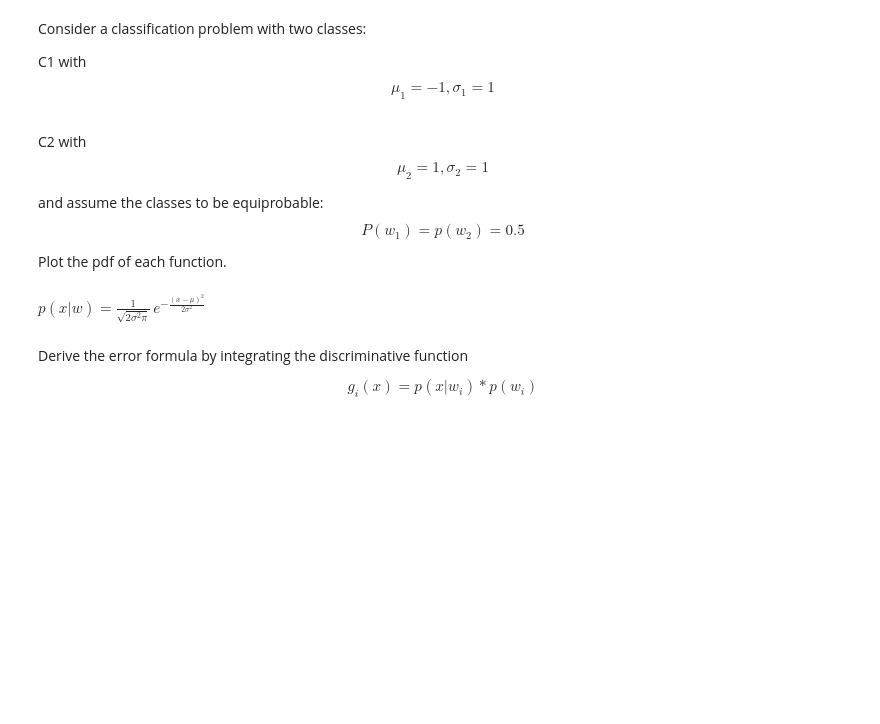
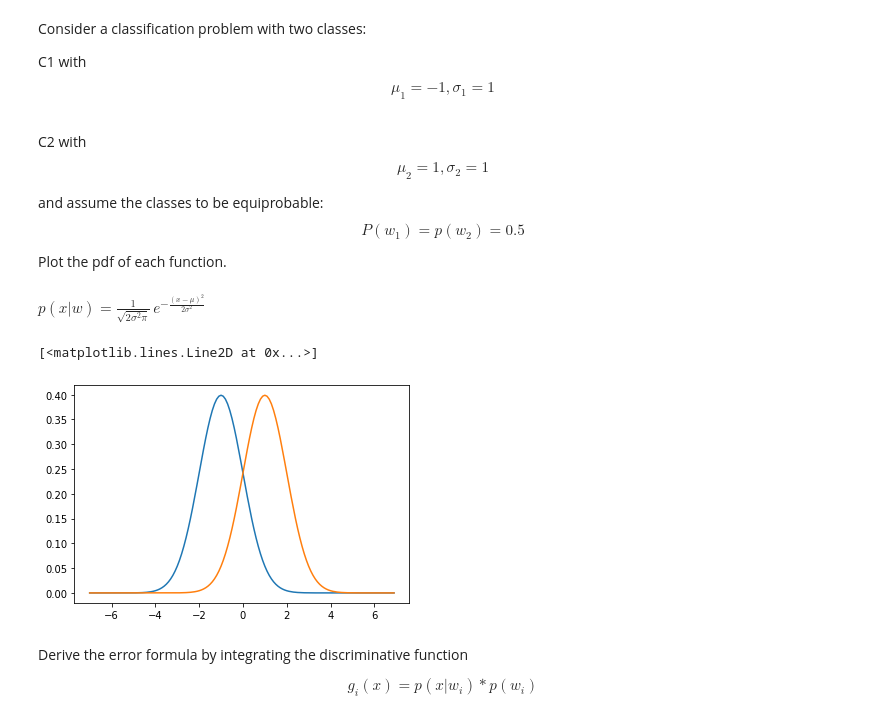
Before and after one commit to hgamboa/nova-adv-inst, a Jupyter notebook: notebooks/problems/ML 1. One dimension two class problem - PROBLEM.ipynb, the cells around one changed output. Cells and saved outputs as stored; diff of their text form; code cells hidden in the pictures; blank space fills up the shorter version.

```diff
--- a/notebooks/problems/ML 1. One dimension two class problem - PROBLEM.ipynb
+++ b/notebooks/problems/ML 1. One dimension two class problem - PROBLEM.ipynb
@@ -18,6 +18,22 @@ Plot the pdf of each function.
 # %% [markdown]
 
 $p(x|w) =\frac{1}{\sqrt{2\sigma^2\pi}}\, e^{-\frac{(x - \mu)^2}{2 \sigma^2}}$
+# %%
+def npdf(x,u,s):
+    return 1/(sqrt(2*pi*s*s))*exp((-(x-u)**2)/(2*s*s))
+
+dx = 0.1
+x = arange(-7,7,dx)
+u1 = -1; s1= 1
+u2 = 1; s2 = 1
+p1 = npdf(x,u1,s1)
+p2 = npdf(x,u2,s2)
+
+plot(x,p1)
+plot(x,p2)
+# %% [output]
+[<matplotlib.lines.Line2D at 0x...>]
+[figure, added]
 # %% [markdown]
 Derive the error formula by integrating the discriminative function
 
```
Also changed, not shown: parts of 4 cells of this notebook, 4 other files.
